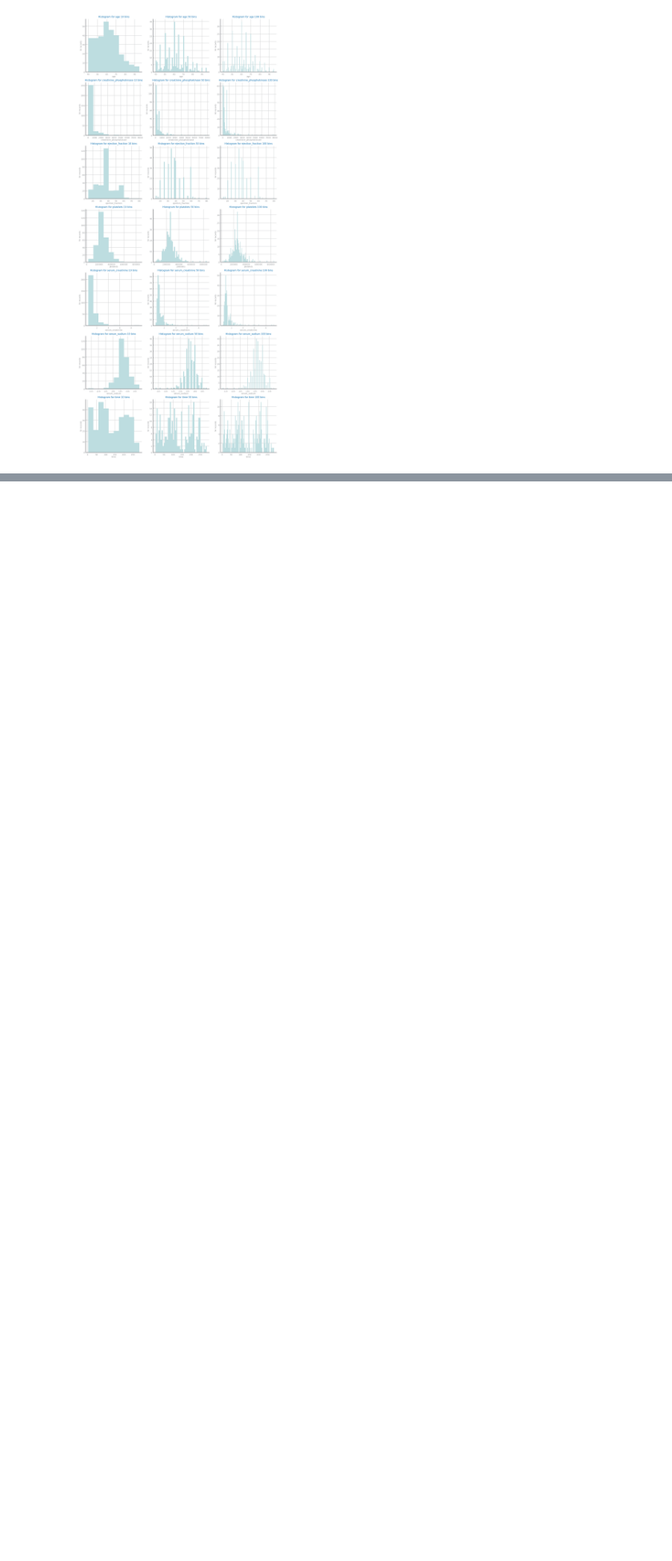
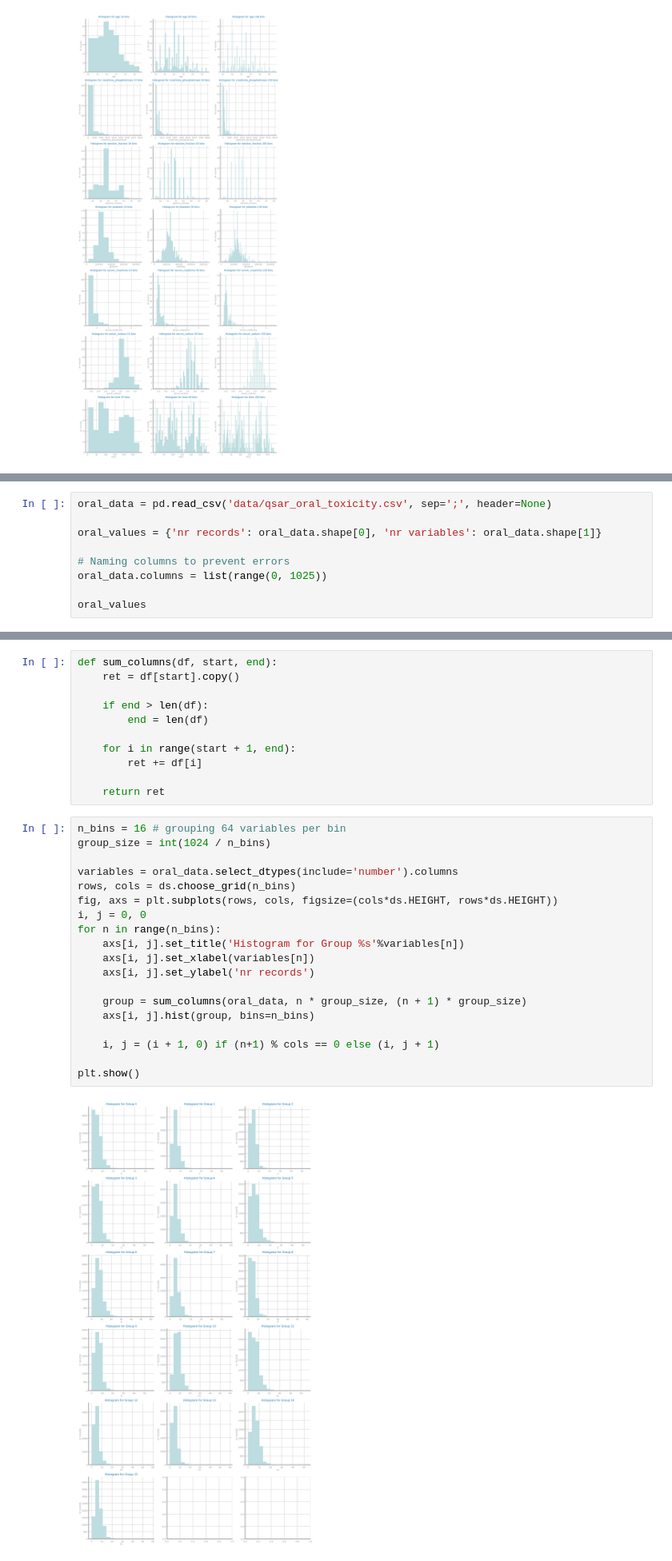
Before and after one commit to HerouFenix/cdados-project, a Jupyter notebook: Data Profiling - Granularity.ipynb, the cells around one changed output, grey strips where cells are left out. Shown at 80% size. Saved outputs shown, nothing was run; the diff lists cells and outputs as text; blank space fills up the shorter version.

Commit message:
Add Data Granularity Analysis on Oral Toxicity Dataset (needs reviewing / teacher approval)

```diff
--- a/Data Profiling - Granularity.ipynb
+++ b/Data Profiling - Granularity.ipynb
@@ -82,0 +89,9 @@ plt.show()
+# %%
+oral_data = pd.read_csv('data/qsar_oral_toxicity.csv', sep=';', header=None)
+
+oral_values = {'nr records': oral_data.shape[0], 'nr variables': oral_data.shape[1]}
+
+# Naming columns to prevent errors
+oral_data.columns = list(range(0, 1025))
+
+oral_values
@@ -82,0 +100,32 @@ plt.show()
+# %%
+def sum_columns(df, start, end):
+    ret = df[start].copy()
+
+    if end > len(df):
+        end = len(df)
+
+    for i in range(start + 1, end):
+        ret += df[i]
+
+    return ret
+# %%
+n_bins = 16 # grouping 64 variables per bin
+group_size = int(1024 / n_bins)
+
+variables = oral_data.select_dtypes(include='number').columns
+rows, cols = ds.choose_grid(n_bins)
+fig, axs = plt.subplots(rows, cols, figsize=(cols*ds.HEIGHT, rows*ds.HEIGHT))
+i, j = 0, 0
+for n in range(n_bins):
+    axs[i, j].set_title('Histogram for Group %s'%variables[n])
+    axs[i, j].set_xlabel(variables[n])
+    axs[i, j].set_ylabel('nr records')
+
+    group = sum_columns(oral_data, n * group_size, (n + 1) * group_size)
+    axs[i, j].hist(group, bins=n_bins)
+
+    i, j = (i + 1, 0) if (n+1) % cols == 0 else (i, j + 1)
+
+plt.show()
+# %% [output]
+[figure, added]
```
Also changed, not shown: parts of 4 cells of this notebook.
